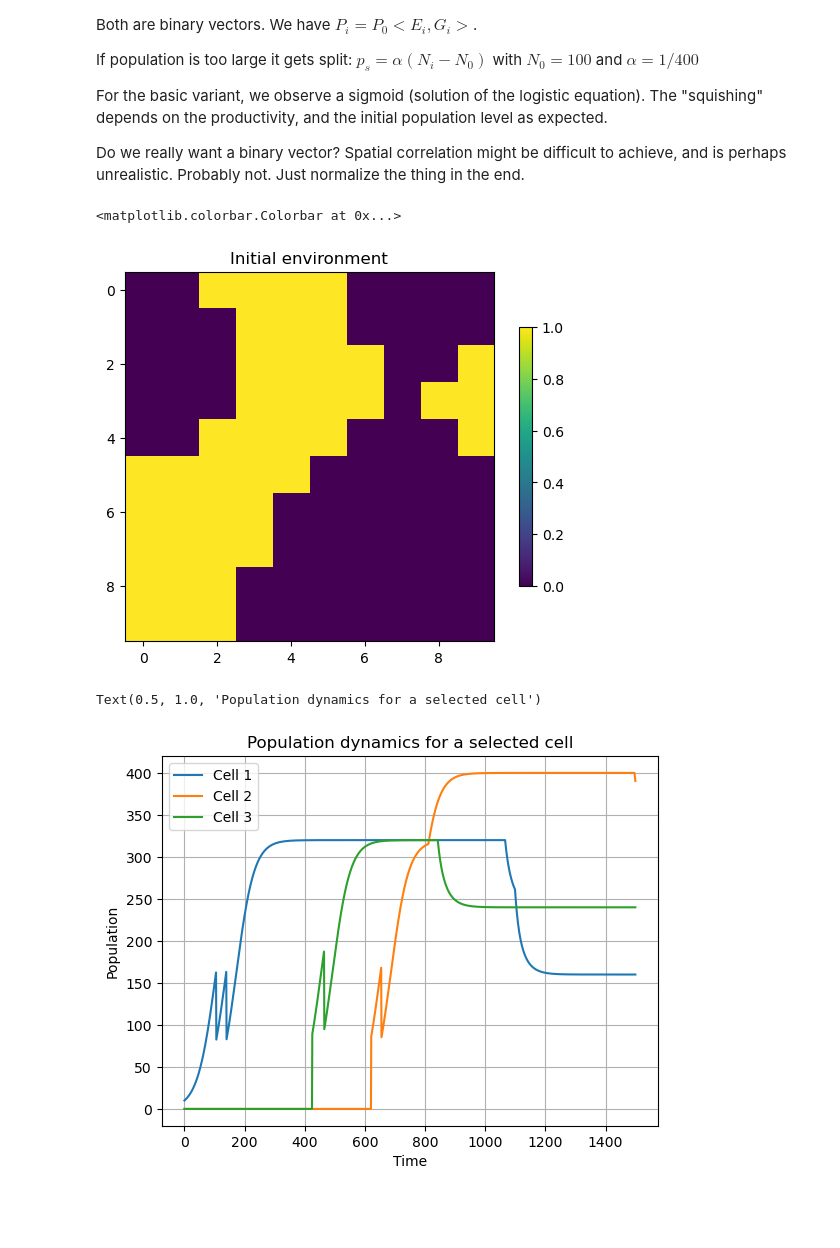
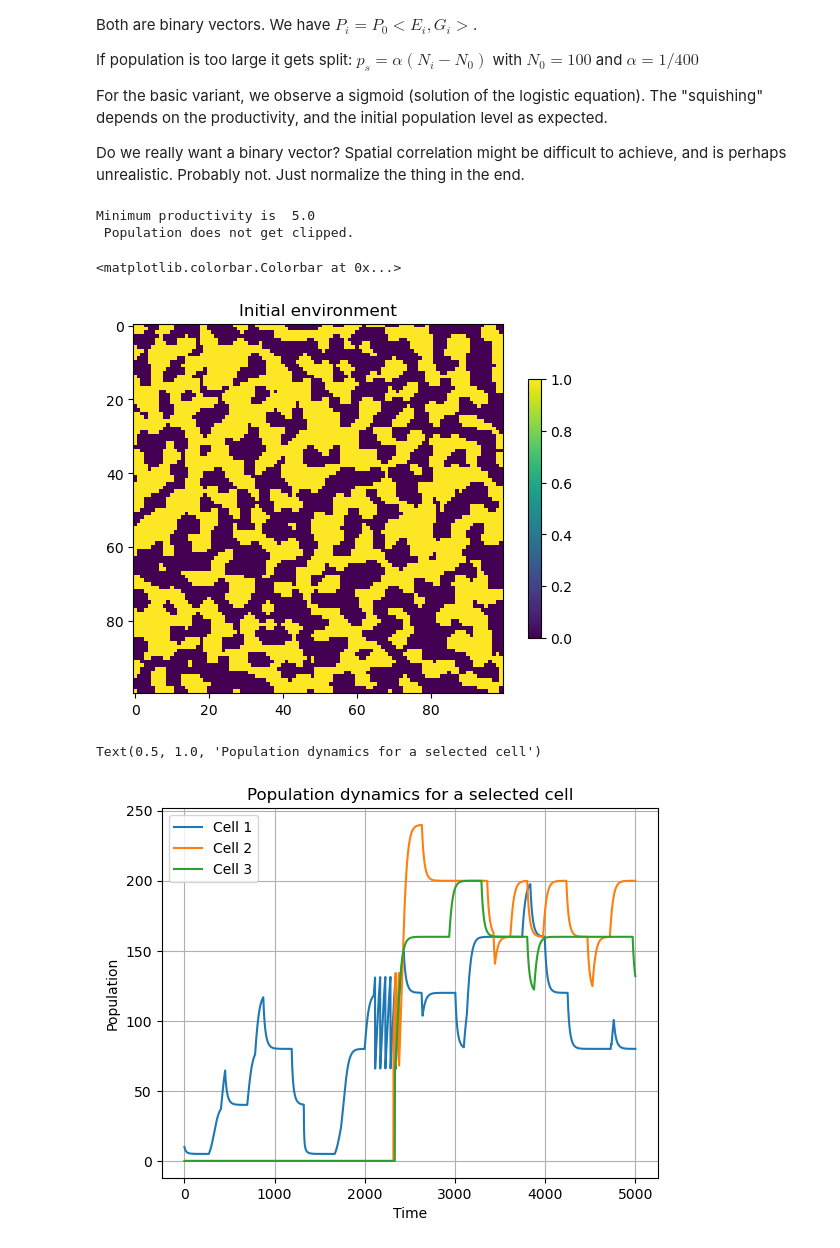
Before and after one commit to LeoKonzett/csh-vienna-abm, a Jupyter notebook: Agent_Dynamics_Playground.ipynb, the cells around one changed output. Cells and saved outputs as stored; diff of their text form; code cells hidden in the pictures; blank space fills up the shorter version.

```diff
--- a/Agent_Dynamics_Playground.ipynb
+++ b/Agent_Dynamics_Playground.ipynb
@@ -42,7 +43,8 @@ def flip_single_entry_per_cell(array, rng, p_flip=0.01):
     Env has shape (N, N, 10) - we need NxN random floats in [0, 1].
     E.g. for a NxN lattice, we have one expected flip per function call if p_flip = 1 / (NxN)
     """
-    # TODO: Maybe add to class (num_entries doubly defined etc.)
+    # TODO: Maybe add to class (num_entries doubly defined etc., also a-range repeatedly called)
+    array = np.copy(array)
     # I.e. empty skill vector undergoes mutation as well. FIX.
     height, width, num_entries = array.shape
     if height != width:
@@ -59,13 +61,14 @@ def flip_single_entry_per_cell(array, rng, p_flip=0.01):
     rows, columns = np.arange(height), np.arange(width)
     replacement_vals = np.logical_xor(array[rows[:, np.newaxis], columns, flip_indices], mask).astype(int)
 
-    # replace the values
+    # replace the values - modifies the array in place # TODO: Fix in-place assignment?
     array[rows[:, np.newaxis], columns, flip_indices] = replacement_vals
 
     return array
 
 def calculate_productivity(skill_arr, env_arr, prod_scaling=1, clip_min=None):
-    """If skill_arr and env_arr are N-D with N > 1, calculate dot product along the last axis.
+    """ Calculates the productivity according to prod_scale * <S_i, E_i>.
+    If skill_arr and env_arr are N-D with N > 1, calculate dot product along the last axis.
     Else, return dot product directly.
     The return value is multiplied with prod_scaling and clipped to clip_min if not None
     """
@@ -391,30 +422,38 @@ class Lattice:
 # %%
 # Parameters
-M = 10 # size of lattice (1D)
-num_vars = 10 # length of envs vector)
-p_0 = 800 # Basic productivity
-p_min = 1 # Minimal productivity
-
-pop_min, pop_max = 100, 200 # Min and max population to split
+M = 100 # size of lattice (1D)
+num_vars = 20 # length of envs vector)
+p_0 = 800 # Basic productivity - sets the population limit for a cell where environment and skill perfectly match
+pop_min, pop_max = 100, 200 # Min and max population for a village to split
 
 # Updating the population dynamics
 sim_steps = 5_000
-rate = 1 / 30 # Growth coefficient in equation (1) - related to time_steps
-epsilon = 1e-3
+rate = 1 / 30 # Growth coefficient in equation (1) - denotes time
+
+# If too small, population will overshoot and array will get clipped.
+# For an env. vector of length N, the worst prod. is zero, and the next-worst prod. is 1 / N
+# So a reasonable setting is 1 / (4 * N) * p_0 imo
+p_min = 1 / (8 * num_vars) * p_0
+# p_min = None
+
+print("Minimum productivity is ", p_min, "\n Population does not get clipped.")
 
 # Single lattice with seed 50
-lattice = Lattice(size=M, steps_sim=sim_steps, seed=50, idx_start=(0, 0), num_env_vars=num_vars,
+lattice = Lattice(size=M, steps_sim=sim_steps, seed=32, idx_start=(0, 0), num_env_vars=num_vars,
                   pop_min=pop_min, pop_max=pop_max, rate_growth=rate, prod_min=p_min, rate_prod=p_0)
 
 # Lattices with different seeds
 lattice_diff_seeds = [Lattice(size=M, steps_sim=sim_steps, seed=ii, idx_start=(0, 0), num_env_vars=num_vars,
-                  pop_min=pop_min, pop_max=pop_max, rate_growth=rate, prod_min=p_min, rate_prod=p_0) for ii in range(5, 15)]
+                  pop_min=pop_min, pop_max=pop_max, rate_growth=rate, prod_min=p_min, rate_prod=p_0) for ii in range(25, 35)]
+# %% [output]
+Minimum productivity is  5.0
+ Population does not get clipped.
 # %%
 # Visualize Environment
 fig = plt.figure()
-plot = plt.imshow(lattice.env[..., 6])
+plot = plt.imshow(lattice.env[..., 1])
 plt.title("Initial environment")
 fig.colorbar(plot, shrink=0.7)
 # %% [output]
 <matplotlib.colorbar.Colorbar at 0x...>
-[figure, old version]
+[figure, new version]
@@ -427,9 +476,12 @@ lattice.run()
 # %%
 pop_t = lattice.population
+pop_t_compare = lattice_diff_seeds[7].population
 
-plt.plot(pop_t[:1500, 0, 0], label="Cell 1")
-plt.plot(pop_t[:1500, 2, 9], label="Cell 2")
-plt.plot(pop_t[:1500, 3, 5], label="Cell 3")
+# print(lattice.clip_population_to_zero)
+
+plt.plot(pop_t_compare[:, 0, 0], label="Cell 1")
+plt.plot(pop_t_compare[:, 3, 4], label="Cell 2")
+plt.plot(pop_t_compare[:, 1, 0], label="Cell 3")
 plt.legend()
 plt.xlabel("Time")
 plt.ylabel("Population")
@@ -437,6 +489,6 @@ plt.grid()
 plt.title("Population dynamics for a selected cell")
 # %% [output]
 Text(0.5, 1.0, 'Population dynamics for a selected cell')
-[figure, old version]
+[figure, new version]
 # %%
 # Get entire population
```
Also changed, not shown: parts of 11 cells of this notebook.
